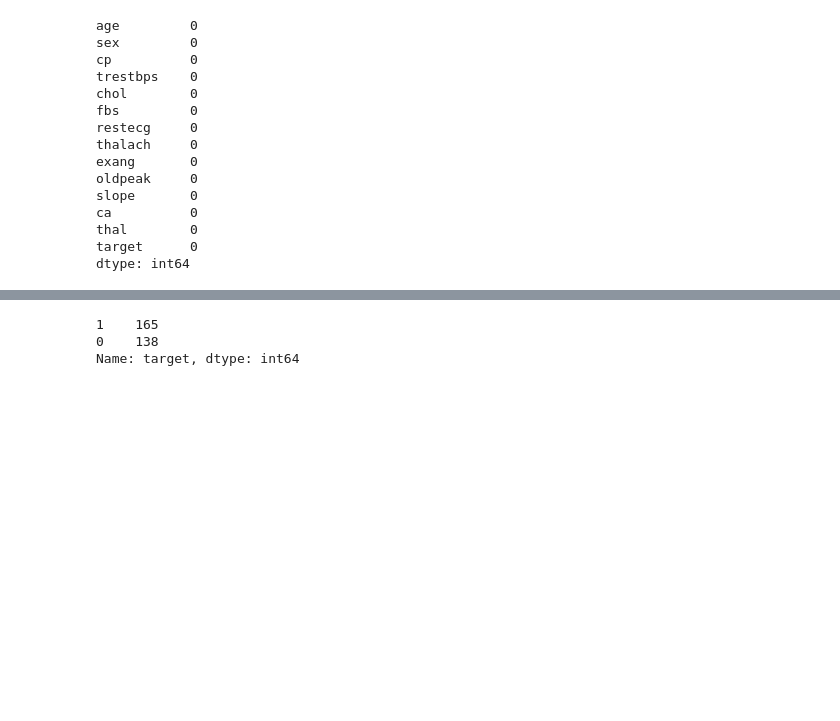
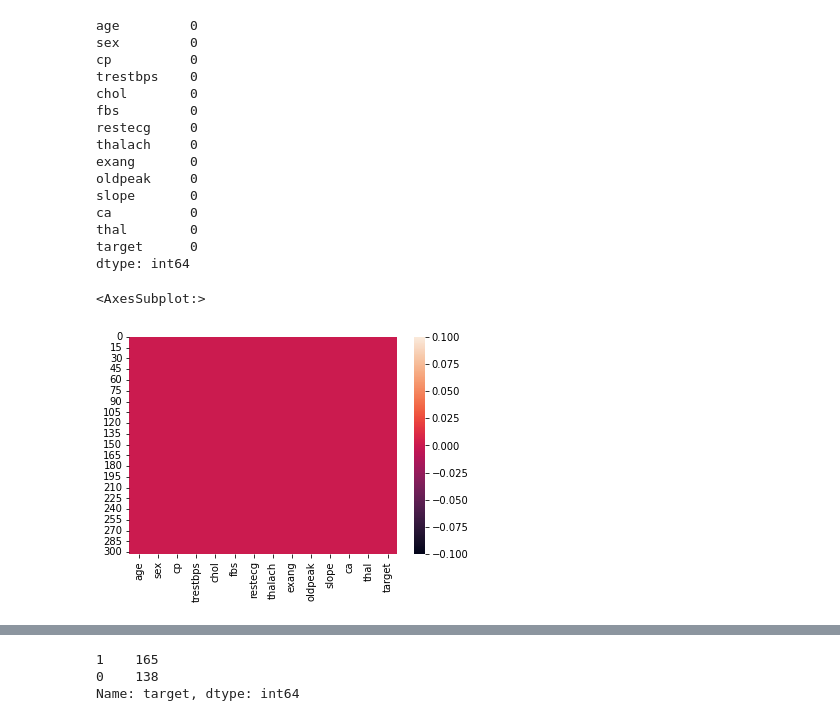
Before and after one commit to Harshal12355/Heart-Disease, a Jupyter notebook: heart.ipynb, the cells around one changed output, grey strips where cells are left out. Saved outputs shown, nothing was run; the diff lists cells and outputs as text; code cells hidden in the pictures; blank space fills up the shorter version.

Commit message:
Added more data analysis and visualisations

```diff
--- a/heart.ipynb
+++ b/heart.ipynb
@@ -51,3 +71,8 @@ ca          0
 thal        0
 target      0
 dtype: int64
+# %%
+sns.heatmap(df.isnull())
+# %% [output]
+<AxesSubplot:>
+[figure, added]
```
Also changed, not shown: parts of 37 cells of this notebook.
